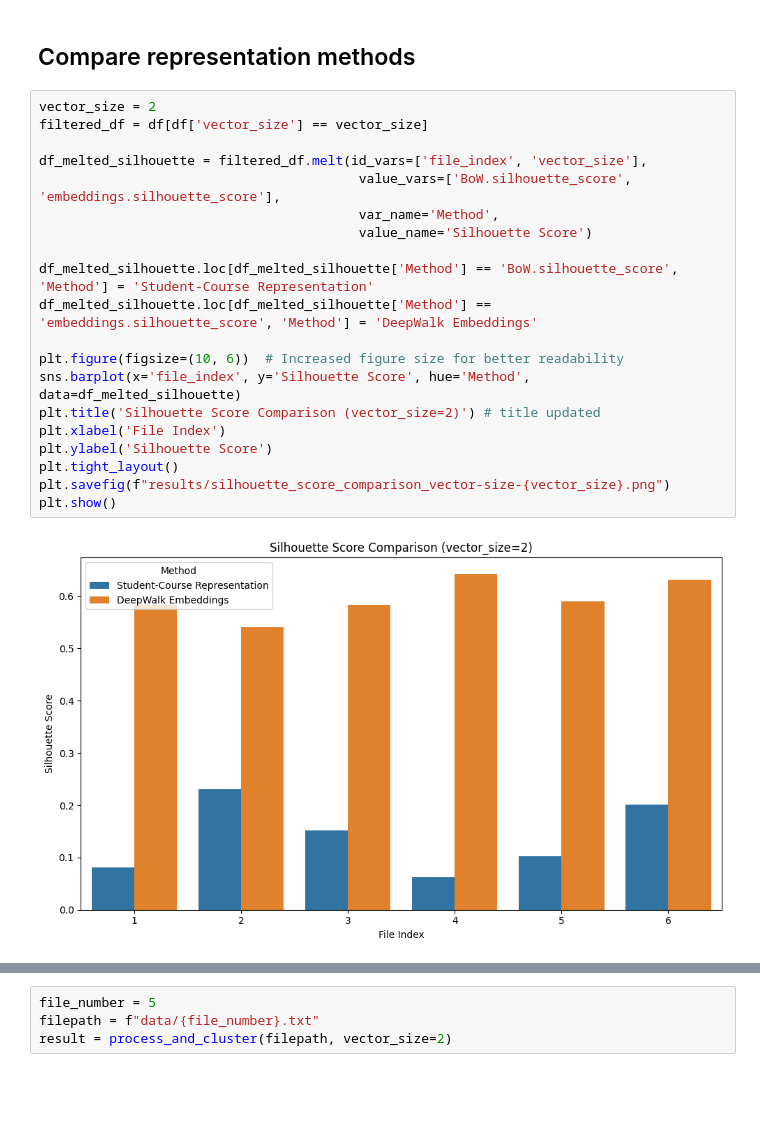
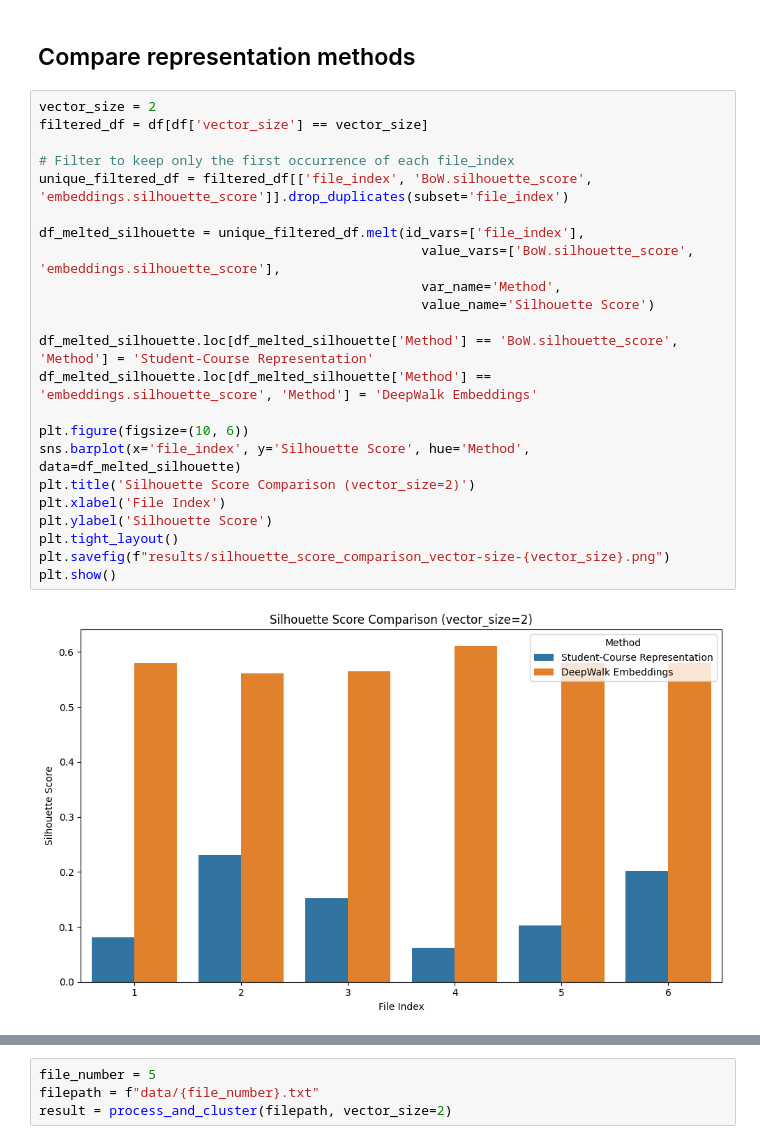
Before and after one commit to mamintoosi/Deepwalk-SSP, a Jupyter notebook: DeepWalk-SSP.ipynb, the cells around one changed output, grey strips where cells are left out. Saved outputs shown, nothing was run; the diff lists cells and outputs as text; blank space fills up the shorter version.

```diff
--- a/DeepWalk-SSP.ipynb
+++ b/DeepWalk-SSP.ipynb
@@ -412,22 +413,25 @@ Generated 4080 random walks.
 # %%
 vector_size = 2
 filtered_df = df[df['vector_size'] == vector_size]
 
-df_melted_silhouette = filtered_df.melt(id_vars=['file_index', 'vector_size'],
-                                         value_vars=['BoW.silhouette_score', 'embeddings.silhouette_score'],
-                                         var_name='Method',
-                                         value_name='Silhouette Score')
+# Filter to keep only the first occurrence of each file_index
+unique_filtered_df = filtered_df[['file_index', 'BoW.silhouette_score', 'embeddings.silhouette_score']].drop_duplicates(subset='file_index')
+
+df_melted_silhouette = unique_filtered_df.melt(id_vars=['file_index'],
+                                                 value_vars=['BoW.silhouette_score', 'embeddings.silhouette_score'],
+                                                 var_name='Method',
+                                                 value_name='Silhouette Score')
 
 df_melted_silhouette.loc[df_melted_silhouette['Method'] == 'BoW.silhouette_score', 'Method'] = 'Student-Course Representation'
 df_melted_silhouette.loc[df_melted_silhouette['Method'] == 'embeddings.silhouette_score', 'Method'] = 'DeepWalk Embeddings'
 
-plt.figure(figsize=(10, 6))  # Increased figure size for better readability
+plt.figure(figsize=(10, 6))
 sns.barplot(x='file_index', y='Silhouette Score', hue='Method', data=df_melted_silhouette)
-plt.title('Silhouette Score Comparison (vector_size=2)') # title updated
+plt.title('Silhouette Score Comparison (vector_size=2)')
 plt.xlabel('File Index')
 plt.ylabel('Silhouette Score')
 plt.tight_layout()
 plt.savefig(f"results/silhouette_score_comparison_vector-size-{vector_size}.png")
 plt.show()
 # %% [output]
-[figure, old version]
+[figure, new version]
```
Also changed, not shown: parts of 8 cells of this notebook, 5 other files.
